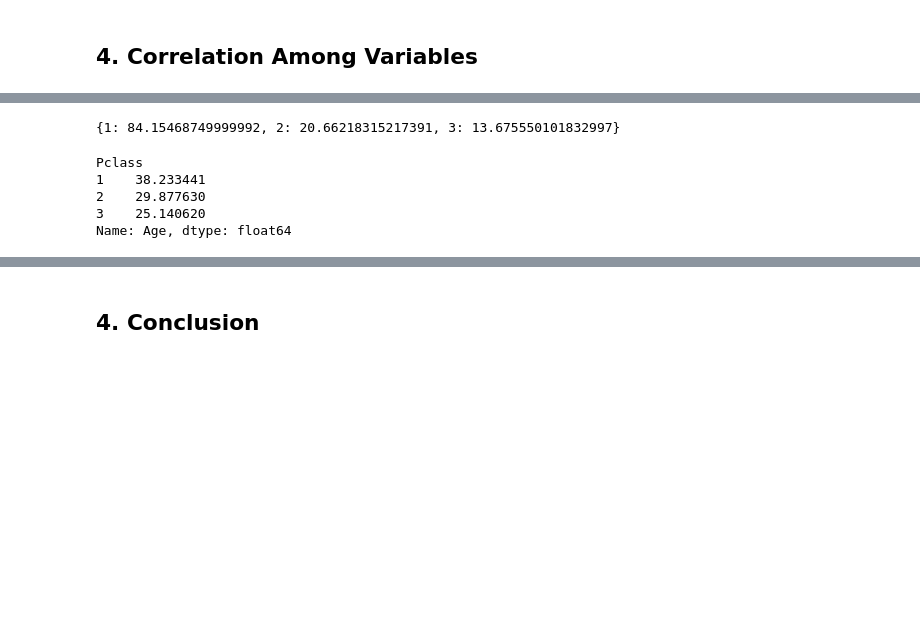
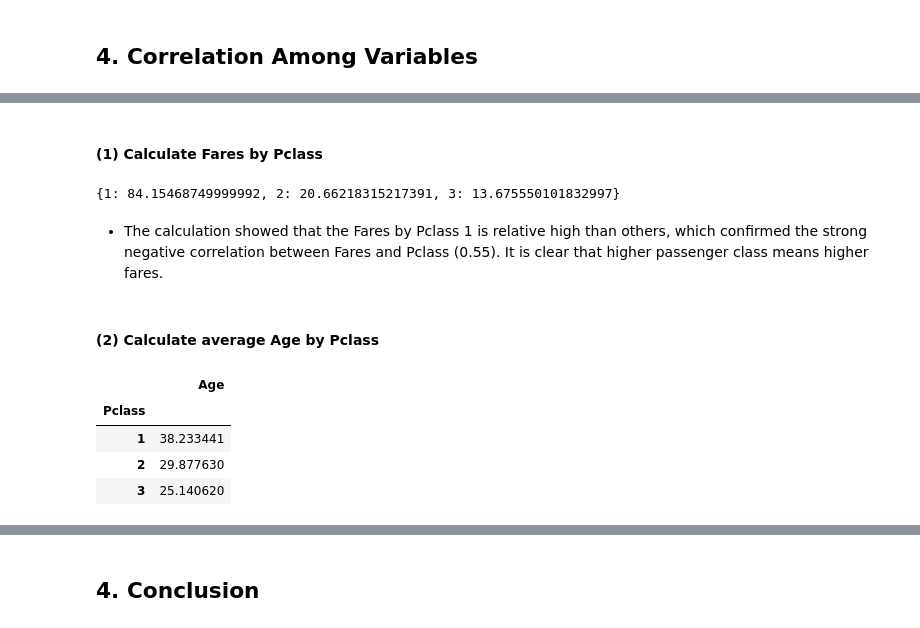
Before and after one commit to freena22/Data-Analysis-Projects, a Jupyter notebook: 01Kaggle_Titanic_Survival.ipynb, the cells around one changed output, grey strips where cells are left out. Cells and saved outputs as stored; diff of their text form; code cells hidden in the pictures; blank space fills up the shorter version.

```diff
--- a/01Kaggle_Titanic_Survival.ipynb
+++ b/01Kaggle_Titanic_Survival.ipynb
@@ -378 +408,3 @@ sns.heatmap(new_titanic.corr(),linewidths=0.1,vmax=1.0, square=True, cmap=colorm
+# %% [markdown]
+#### (1) Calculate Fares by Pclass
 # %%
@@ -388,12 +419,15 @@ fares_by_class
 # %% [output]
 {1: 84.15468749999992, 2: 20.66218315217391, 3: 13.675550101832997}
+# %% [markdown]
+- The calculation showed that the Fares by Pclass 1 is relative high than others, which confirmed the strong negative correlation between Fares and Pclass (0.55). It is clear that higher passenger class means higher fares.
+# %% [markdown]
+#### (2) Calculate average Age by Pclass
 # %%
-#  calculate average age by Pclass
-passenger_age = titanic.pivot_table(index='Pclass',values='Age',aggfunc=np.mean)
-print(passenger_age)
+Average_Age_by_Pclass = new_titanic.pivot_table(index='Pclass',values=['Age'],aggfunc=np.mean)
+Average_Age_by_Pclass
 # %% [output]
-Pclass
-1    38.233441
-2    29.877630
-3    25.140620
-Name: Age, dtype: float64
+|  | Age |
+| Pclass |  |
+| 1 | 38.233441 |
+| 2 | 29.877630 |
+| 3 | 25.140620 |
```
Also changed, not shown: parts of 14 cells of this notebook.
